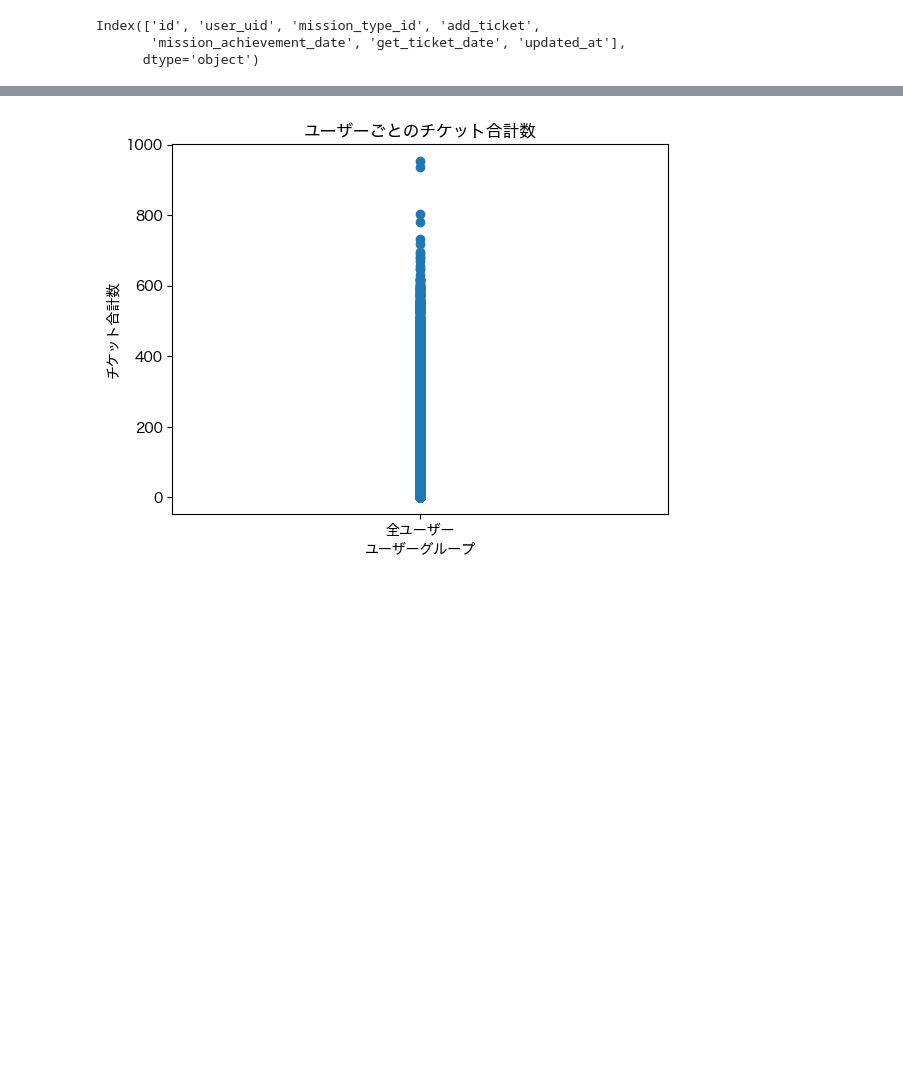
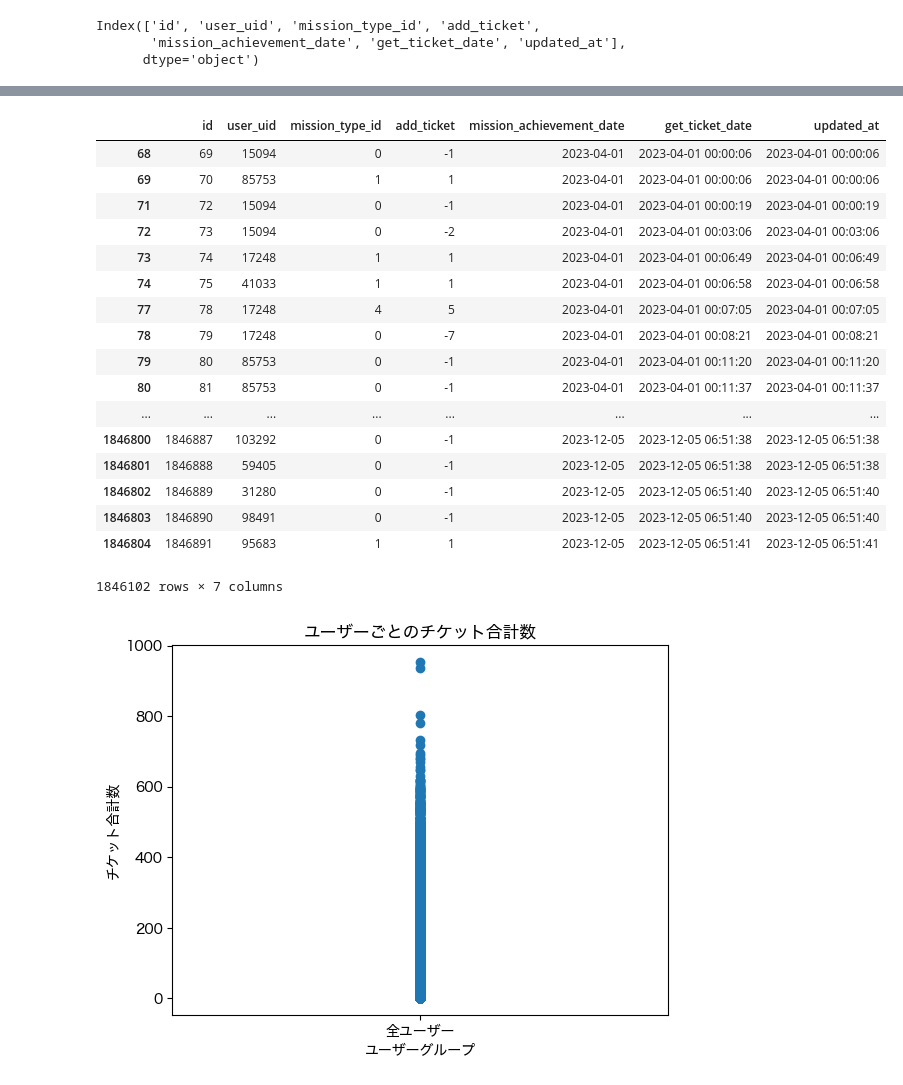
Before and after one commit to Naoya-Yasuda/MANABI_DX_QUEST_2023_PrePoC, a Jupyter notebook: notebook/visualization_gacha_history.ipynb, the cells around one changed output, grey strips where cells are left out. Drawn from its saved outputs; the diff is of its cells as text; code cells hidden in the pictures; blank space fills up the shorter version.

```diff
--- a/notebook/visualization_gacha_history.ipynb
+++ b/notebook/visualization_gacha_history.ipynb
@@ -48,3 +70,31 @@ Index(['id', 'user_uid', 'mission_type_id', 'add_ticket',
+# %%
+# 日付をdatetime型に変更
+df.loc['mission_achievement_date'] = pd.to_datetime(df['mission_achievement_date'], errors='coerce').copy()
+df.loc['get_ticket_date'] = pd.to_datetime(df['get_ticket_date'], errors='coerce').copy()
+df.loc['updated_at'] = pd.to_datetime(df['updated_at'], errors='coerce').copy()
+
+# 4月1日以前は削除、mission_type_idの8と９を削除
+df = df[(df["mission_type_id"] != 8) & (df["mission_type_id"] != 9) & (df["mission_achievement_date"] >= datetime.date(2023, 4, 1))]
+df
+# %% [output]
+|  | id | user_uid | mission_type_id | add_ticket | mission_achievement_date | get_ticket_date | updated_at |
+| 68 | 69 | 15094 | 0 | -1 | 2023-04-01 | 2023-04-01 00:00:06 | 2023-04-01 00:00:06 |
+| 69 | 70 | 85753 | 1 | 1 | 2023-04-01 | 2023-04-01 00:00:06 | 2023-04-01 00:00:06 |
+| 71 | 72 | 15094 | 0 | -1 | 2023-04-01 | 2023-04-01 00:00:19 | 2023-04-01 00:00:19 |
+| 72 | 73 | 15094 | 0 | -2 | 2023-04-01 | 2023-04-01 00:03:06 | 2023-04-01 00:03:06 |
+| 73 | 74 | 17248 | 1 | 1 | 2023-04-01 | 2023-04-01 00:06:49 | 2023-04-01 00:06:49 |
+| 74 | 75 | 41033 | 1 | 1 | 2023-04-01 | 2023-04-01 00:06:58 | 2023-04-01 00:06:58 |
+| 77 | 78 | 17248 | 4 | 5 | 2023-04-01 | 2023-04-01 00:07:05 | 2023-04-01 00:07:05 |
+| 78 | 79 | 17248 | 0 | -7 | 2023-04-01 | 2023-04-01 00:08:21 | 2023-04-01 00:08:21 |
+| 79 | 80 | 85753 | 0 | -1 | 2023-04-01 | 2023-04-01 00:11:20 | 2023-04-01 00:11:20 |
+| 80 | 81 | 85753 | 0 | -1 | 2023-04-01 | 2023-04-01 00:11:37 | 2023-04-01 00:11:37 |
+| ... | ... | ... | ... | ... | ... | ... | ... |
+| 1846800 | 1846887 | 103292 | 0 | -1 | 2023-12-05 | 2023-12-05 06:51:38 | 2023-12-05 06:51:38 |
+| 1846801 | 1846888 | 59405 | 0 | -1 | 2023-12-05 | 2023-12-05 06:51:38 | 2023-12-05 06:51:38 |
+| 1846802 | 1846889 | 31280 | 0 | -1 | 2023-12-05 | 2023-12-05 06:51:40 | 2023-12-05 06:51:40 |
+| 1846803 | 1846890 | 98491 | 0 | -1 | 2023-12-05 | 2023-12-05 06:51:40 | 2023-12-05 06:51:40 |
+| 1846804 | 1846891 | 95683 | 1 | 1 | 2023-12-05 | 2023-12-05 06:51:41 | 2023-12-05 06:51:41 |
+1846102 rows × 7 columns
 # %%
 total_tickets_per_user = df.groupby(['user_uid'], observed=True)[
     'add_ticket'].sum()
```
Also changed, not shown: parts of 6 cells of this notebook.
